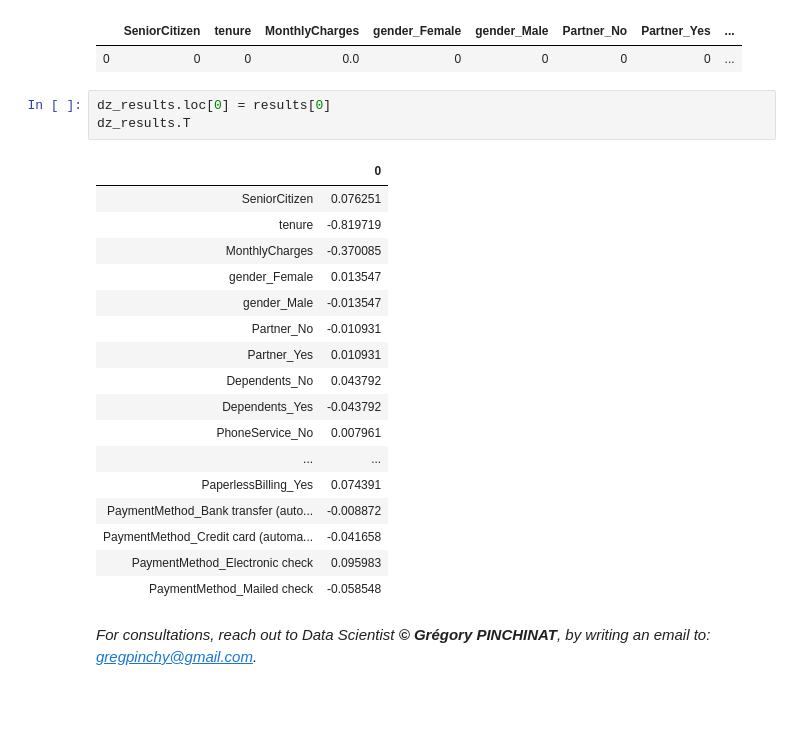
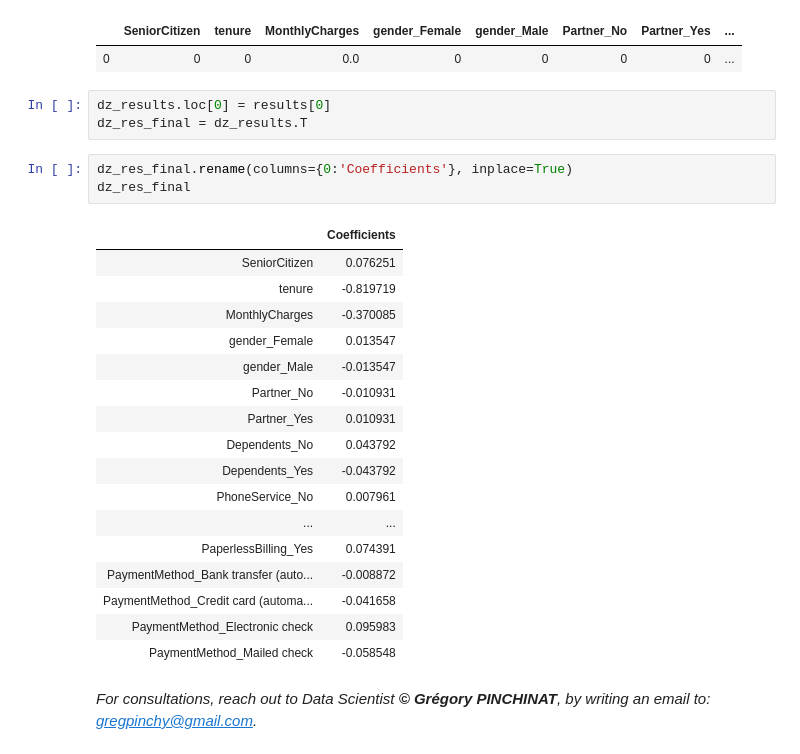
Before and after one commit to gregpinchy/Gregory-Pinchinat-churn-bi-project-final_version, a Jupyter notebook: churn-analysis.ipynb, the cells around one changed output. Drawn from its saved outputs; the diff is of its cells as text; blank space fills up the shorter version.

```diff
--- a/churn-analysis.ipynb
+++ b/churn-analysis.ipynb
@@ -1579,24 +1579,27 @@ dz_results
 | 0 | 0 | 0 | 0.0 | 0 | 0 | 0 | 0 | ... |
 # %%
 dz_results.loc[0] = results[0]
-dz_results.T
+dz_res_final = dz_results.T
-# %% [output]
-|  | 0 |
-| SeniorCitizen | 0.076251 |
-| tenure | -0.819719 |
-| MonthlyCharges | -0.370085 |
-| gender_Female | 0.013547 |
-| gender_Male | -0.013547 |
-| Partner_No | -0.010931 |
-| Partner_Yes | 0.010931 |
-| Dependents_No | 0.043792 |
-| Dependents_Yes | -0.043792 |
-| PhoneService_No | 0.007961 |
-| ... | ... |
-| PaperlessBilling_Yes | 0.074391 |
-| PaymentMethod_Bank transfer (auto... | -0.008872 |
-| PaymentMethod_Credit card (automa... | -0.041658 |
-| PaymentMethod_Electronic check | 0.095983 |
-| PaymentMethod_Mailed check | -0.058548 |
+# %%
+dz_res_final.rename(columns={0:'Coefficients'}, inplace=True)
+dz_res_final
+# %% [output]
+|  | Coefficients |
+| SeniorCitizen | 0.076251 |
+| tenure | -0.819719 |
+| MonthlyCharges | -0.370085 |
+| gender_Female | 0.013547 |
+| gender_Male | -0.013547 |
+| Partner_No | -0.010931 |
+| Partner_Yes | 0.010931 |
+| Dependents_No | 0.043792 |
+| Dependents_Yes | -0.043792 |
+| PhoneService_No | 0.007961 |
+| ... | ... |
+| PaperlessBilling_Yes | 0.074391 |
+| PaymentMethod_Bank transfer (auto... | -0.008872 |
+| PaymentMethod_Credit card (automa... | -0.041658 |
+| PaymentMethod_Electronic check | 0.095983 |
+| PaymentMethod_Mailed check | -0.058548 |
 # %% [markdown]
 _For consultations, reach out to Data Scientist __© Grégory PINCHINAT__, by writing an email to: gregpinchy@gmail.com._
```
Also changed, not shown: parts of 6 cells of this notebook.
